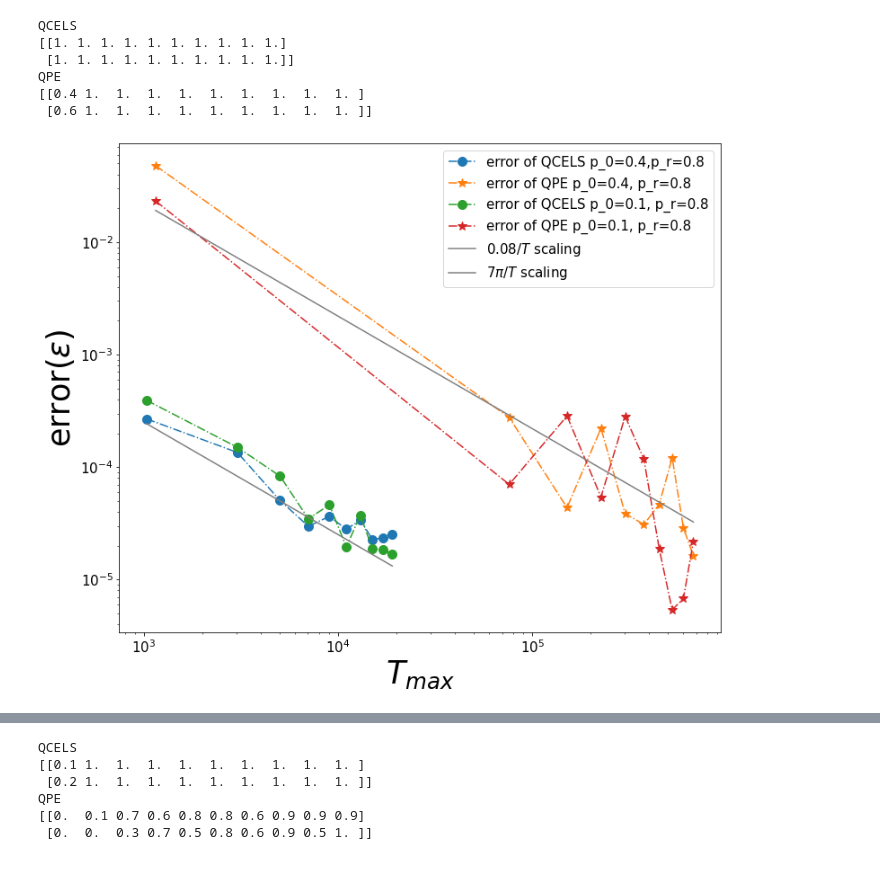
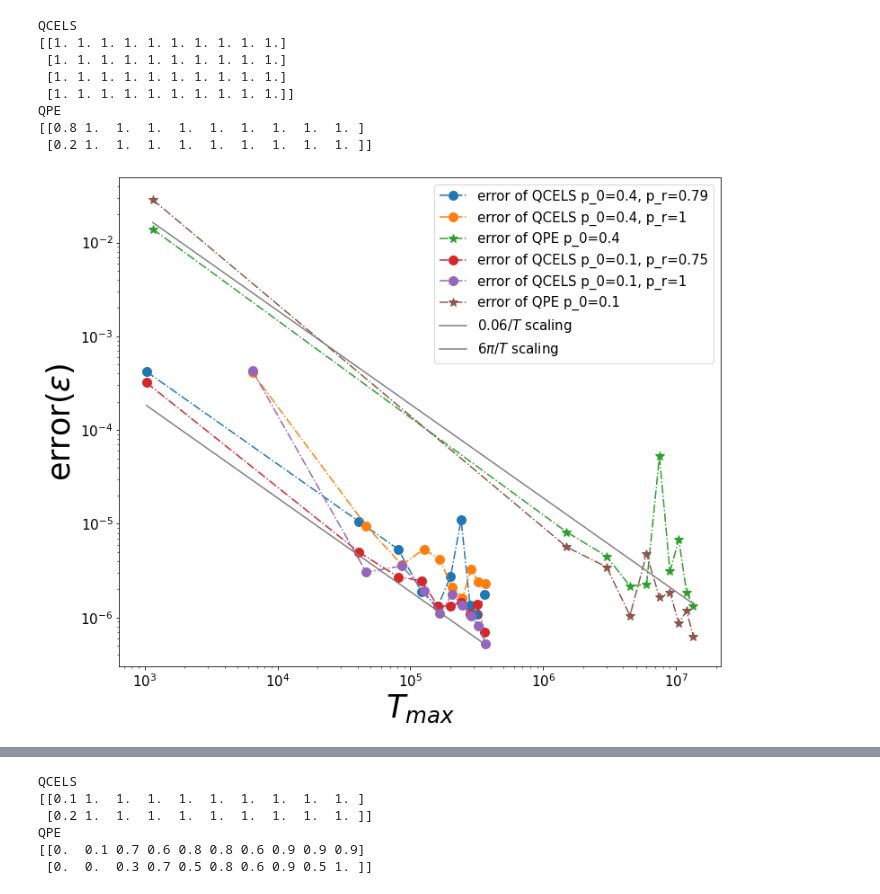
Before and after one commit to zhiyanding/QCELS, a Jupyter notebook: Data_Graph/Graph_generator.ipynb, the cells around one changed output, grey strips where cells are left out. Cells and saved outputs as stored; diff of their text form; code cells hidden in the pictures.

```diff
--- a/Data_Graph/Graph_generator.ipynb
+++ b/Data_Graph/Graph_generator.ipynb
@@ -79,43 +98,62 @@ cost_list_avg_QPE=QPE_result['name3']
 err_QPE=QPE_result['name4']
 rate_success_QCELS=QCELS_result['name1']
 max_T_QCELS=QCELS_result['name2']
 cost_list_avg_QCELS=QCELS_result['name3']
 err_QCELS=QCELS_result['name4']
+rel_overlap=QCELS_result['name5']
 #------------Plot data----------------
 print('QCELS')
 print(rate_success_QCELS)
 print('QPE')
 print(rate_success_QPE)
 plt.figure(figsize=(12,10))
-plt.plot(max_T_QCELS[0,:],err_QCELS[0,:],linestyle="-.",marker="o",label="error of QCELS p_0=0.4,p_r=0.8")
-plt.plot(T_list_QPE,err_QPE[0,:],linestyle="-.",marker="*",label="error of QPE p_0=0.4, p_r=0.8")
-plt.plot(max_T_QCELS[1,:],err_QCELS[1,:],linestyle="-.",marker="o",label="error of QCELS p_0=0.1, p_r=0.8")
-plt.plot(T_list_QPE,err_QPE[1,:],linestyle="-.",marker="*",label="error of QPE p_0=0.1, p_r=0.8")
-plt.plot(max_T_QCELS[0,:],0.08*np.pi/max_T_QCELS[0,:],linestyle="-",color="grey",label="$0.08/T$ scaling")
-plt.plot(T_list_QPE,7*np.pi/T_list_QPE,linestyle="-",color="grey",label="$7\pi/T$ scaling")
+plt.plot(max_T_QCELS[0,:],err_QCELS[0,:],linestyle="-.",marker="o",
+         label="error of QCELS p_0=0.4, p_r={}".format(rel_overlap[0]))
+plt.plot(max_T_QCELS[2,:],err_QCELS[2,:],linestyle="-.",marker="o",
+         label="error of QCELS p_0=0.4, p_r=1")
+plt.plot(T_list_QPE,err_QPE[0,:],linestyle="-.",marker="*",
+         label="error of QPE p_0=0.4")
+plt.plot(max_T_QCELS[1,:],err_QCELS[1,:],linestyle="-.",marker="o",
+         label="error of QCELS p_0=0.1, p_r={}".format(rel_overlap[1]))
+plt.plot(max_T_QCELS[3,:],err_QCELS[3,:],linestyle="-.",marker="o",
+         label="error of QCELS p_0=0.1, p_r=1")
+plt.plot(T_list_QPE,err_QPE[1,:],linestyle="-.",marker="*",
+         label="error of QPE p_0=0.1")
+plt.plot(max_T_QCELS[0,:],0.06*np.pi/max_T_QCELS[0,:],linestyle="-",color="grey",label="$0.06/T$ scaling")
+plt.plot(T_list_QPE,6*np.pi/T_list_QPE,linestyle="-",color="grey",label="$6\pi/T$ scaling")
 plt.xlabel("$T_{max}$",fontsize=35)
 plt.ylabel("error($\epsilon$)",fontsize=35)
 plt.xscale("log")
 plt.yscale("log")
 plt.legend()
 plt.savefig('Hubbard_depth_8.pdf')
 plt.figure(figsize=(12,10))
-plt.plot(cost_list_avg_QCELS[0,:],err_QCELS[0,:],linestyle="-.",marker="o",label="error of QCELS p_0=0.4, p_r=0.8")
-plt.plot(cost_list_avg_QPE[0,:],err_QPE[0,:],linestyle="-.",marker="*",label="error of QPE p_0=0.4, p_r=0.8")
-plt.plot(cost_list_avg_QCELS[1,:],err_QCELS[1,:],linestyle="-.",marker="o",label="error of QCELS p_0=0.1, p_r=0.8")
-plt.plot(cost_list_avg_QPE[1,:],err_QPE[1,:],linestyle="-.",marker="*",label="error of QPE p_0=0.1, p_r=0.8")
+plt.plot(cost_list_avg_QCELS[0,:],err_QCELS[0,:],linestyle="-.",marker="o",
+         label="error of QCELS p_0=0.4, p_r={}".format(rel_overlap[0]))
+plt.plot(cost_list_avg_QCELS[2,:],err_QCELS[2,:],linestyle="-.",marker="o",
+         label="error of QCELS p_0=0.4, p_r=1")
+plt.plot(cost_list_avg_QPE[0,:],err_QPE[0,:],linestyle="-.",marker="*",
+         label="error of QPE p_0=0.4")
+plt.plot(cost_list_avg_QCELS[1,:],err_QCELS[1,:],linestyle="-.",marker="o",
+         label="error of QCELS p_0=0.1, p_r={}".format(rel_overlap[1]))
+plt.plot(cost_list_avg_QCELS[3,:],err_QCELS[3,:],linestyle="-.",marker="o",
+         label="error of QCELS p_0=0.1, p_r=1")
+plt.plot(cost_list_avg_QPE[1,:],err_QPE[1,:],linestyle="-.",marker="*",
+        label="error of QPE p_0=0.1")
 plt.xlabel("$T_{total}$",fontsize=35)
 plt.ylabel("error($\epsilon$)",fontsize=35)
 plt.xscale("log")
 plt.yscale("log")
 plt.legend()
 plt.savefig('Hubbard_cost_8.pdf')
 plt.show()
 # %% [output]
 QCELS
 [[1. 1. 1. 1. 1. 1. 1. 1. 1. 1.]
+ [1. 1. 1. 1. 1. 1. 1. 1. 1. 1.]
+ [1. 1. 1. 1. 1. 1. 1. 1. 1. 1.]
  [1. 1. 1. 1. 1. 1. 1. 1. 1. 1.]]
 QPE
-[[0.4 1.  1.  1.  1.  1.  1.  1.  1.  1. ]
- [0.6 1.  1.  1.  1.  1.  1.  1.  1.  1. ]]
+[[0.8 1.  1.  1.  1.  1.  1.  1.  1.  1. ]
+ [0.2 1.  1.  1.  1.  1.  1.  1.  1.  1. ]]
-[figure, old version]
+[figure, new version]
```
Also changed, not shown: parts of 2 cells of this notebook, 12 other files.
